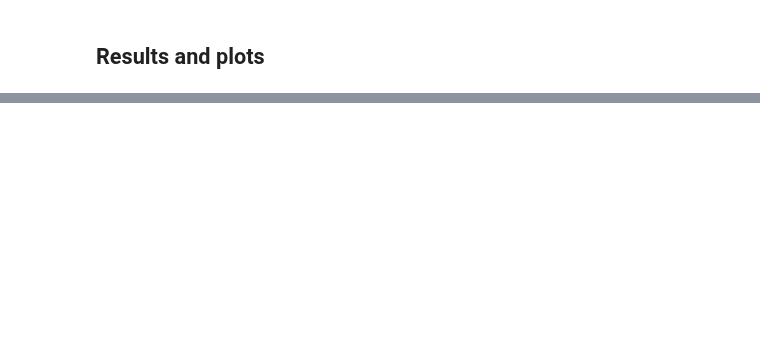
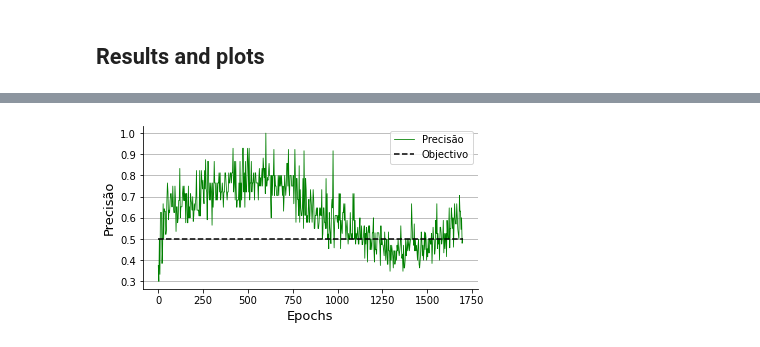
Before and after one commit to ejrueda/MasterUFPA, a Jupyter notebook: Proyectos/BioInformática/Qualification_results.ipynb, the cells around one changed output, grey strips where cells are left out. Drawn from its saved outputs; the diff is of its cells as text; code cells hidden in the pictures; blank space fills up the shorter version.

```diff
--- a/Proyectos/BioInformática/Qualification_results.ipynb
+++ b/Proyectos/BioInformática/Qualification_results.ipynb
@@ -624,0 +603,16 @@ plt.legend();
+# %%
+fig = plt.figure(figsize=(6,3))
+ax1 = fig.add_subplot()
+ax1.spines["top"].set_visible(False)
+ax1.spines["right"].set_visible(False)
+rr = range(0,len(precision), 3)
+short_precision = [precision[i] for i in rr]
+plt.plot(rr, short_precision, linewidth=.8, color="green", label="Precisão");
+plt.ylabel("Precisão", fontsize=13)
+plt.xlabel("Epochs", fontsize=13)
+plt.plot(rr,np.ones(len(short_precision))*.5, color="black", ls="--", label="Objectivo");
+plt.legend();
+plt.grid(axis="y")
+plt.savefig("./drive/My Drive/Colab Notebooks/data/images/qualification_precision.svg");
+# %% [output]
+[figure, added]
```
Also changed, not shown: parts of 45 cells of this notebook.
